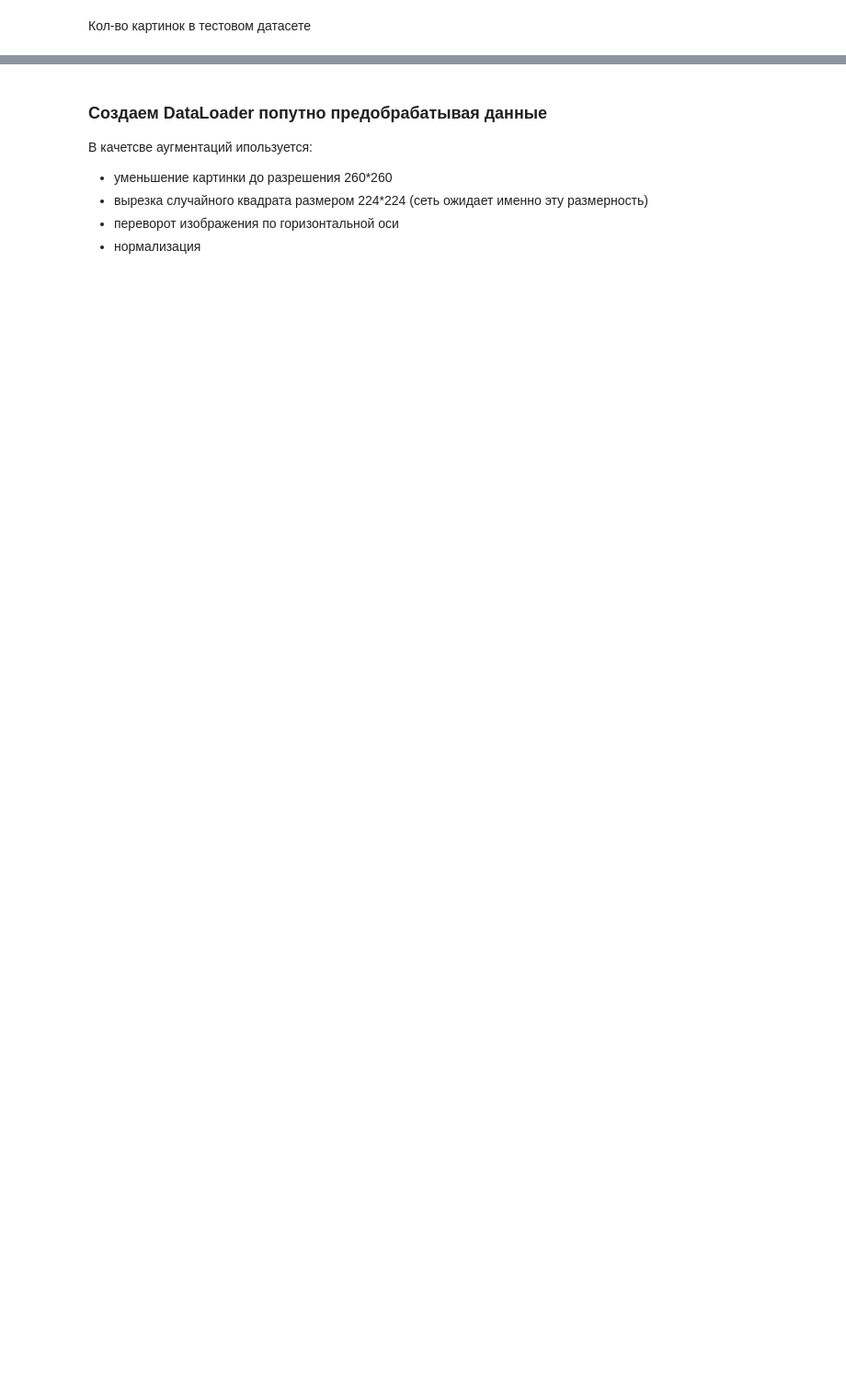
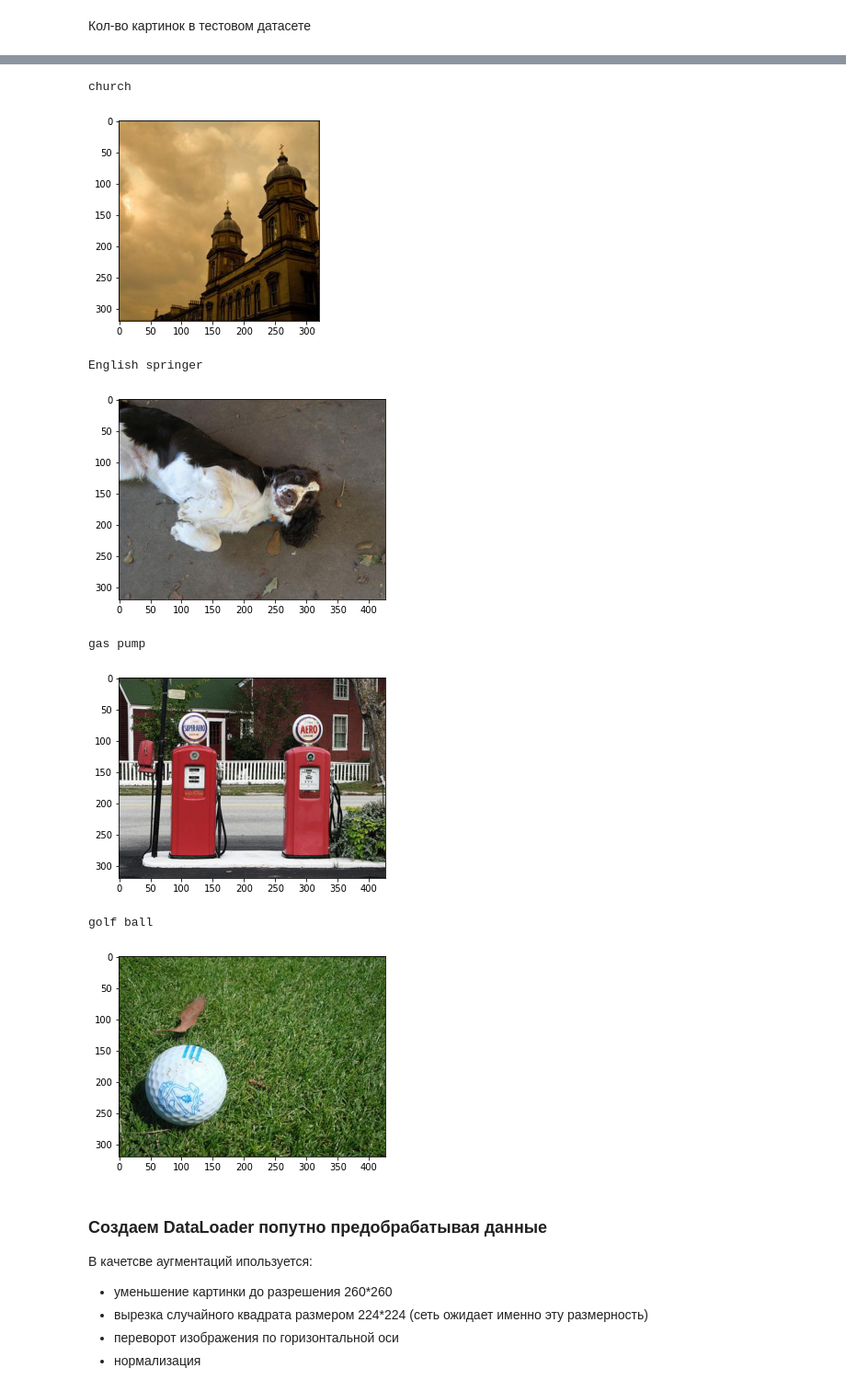
Before and after one commit to bestetc/GPN_trash, a Jupyter notebook: ResNet_constructor.ipynb, the cells around one changed output, grey strips where cells are left out. Shown at 92% size. Drawn from its saved outputs; the diff is of its cells as text; code cells hidden in the pictures; blank space fills up the shorter version.

```diff
--- a/ResNet_constructor.ipynb
+++ b/ResNet_constructor.ipynb
@@ -143,3 +150,19 @@ test_img_qty
+# %%
+show_subset = datasets.ImageFolder(root=dataset_path + '/train/', transform=transforms.Compose([transforms.ToTensor()]))
+show_subset = torch.utils.data.Subset(show_subset, np.random.randint(0,high=len(show_subset), size=4))
+show_subset_loader = torch.utils.data.DataLoader(show_subset, shuffle=False)
+for images, labels in show_subset_loader:
+    print(datasets_loader.label_func(int(labels)))
+    datasets_loader.visual_tensor(utils.make_grid(images))
+# %% [output]
+church
+[figure, added]
+English springer
+[figure, added]
+gas pump
+[figure, added]
+golf ball
+[figure, added]
 # %% [markdown]
 ### Создаем DataLoader попутно предобрабатывая данные
 
```
Also changed, not shown: parts of 33 cells of this notebook, 13 other files.
